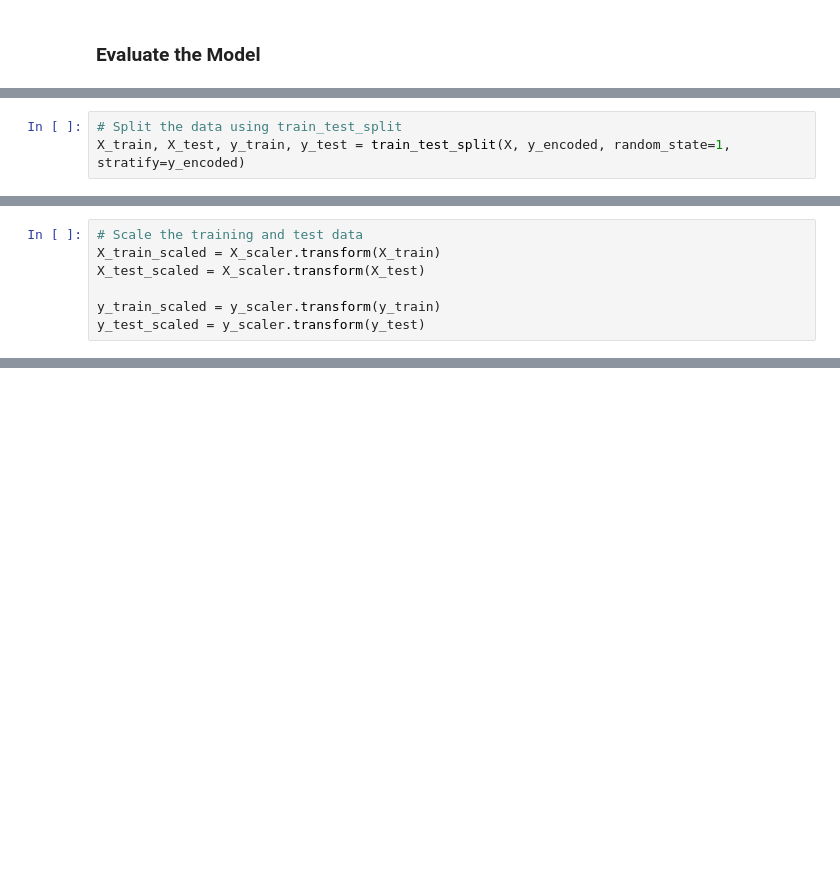
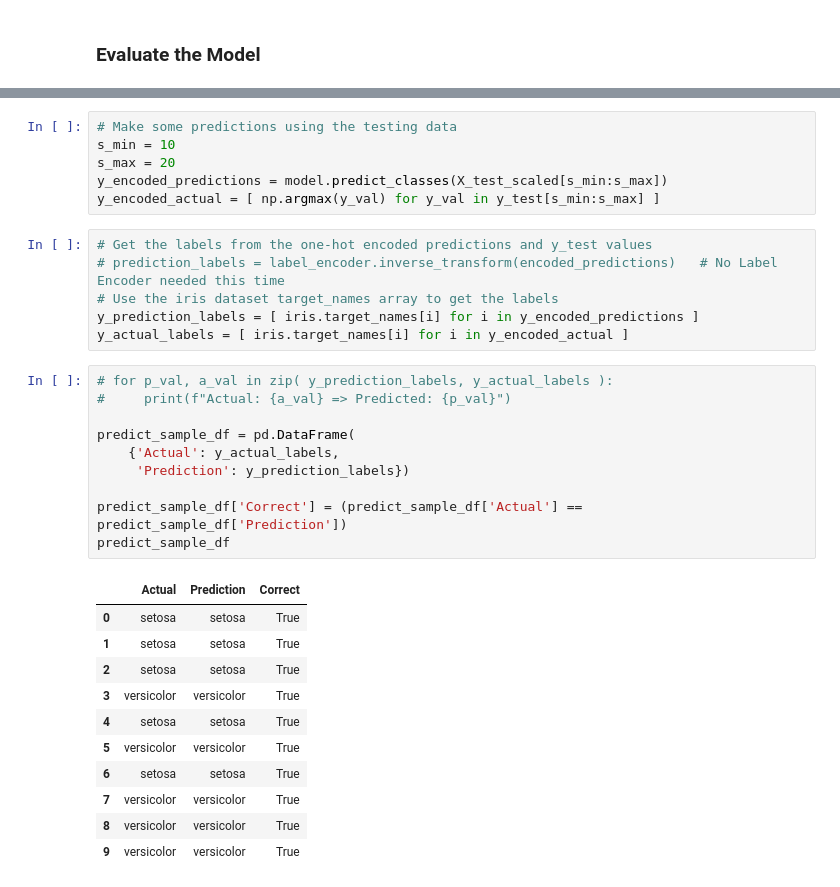
Before and after one commit to daddyjab/ML_Notes, a Jupyter notebook: 8-Neural Networks.ipynb, the cells around one changed output, grey strips where cells are left out. Cells and saved outputs as stored; diff of their text form; blank space fills up the shorter version.

```diff
--- a/8-Neural Networks.ipynb
+++ b/8-Neural Networks.ipynb
@@ -357,3 +266,0 @@ y_encoded = label_encoder.fit_transform(y)
-# %%
-# Split the data using train_test_split
-X_train, X_test, y_train, y_test = train_test_split(X, y_encoded, random_state=1, stratify=y_encoded)
@@ -369,7 +266,0 @@ y_scaler = StandardScaler().fit(y_train)
-# %%
-# Scale the training and test data
-X_train_scaled = X_scaler.transform(X_train)
-X_test_scaled = X_scaler.transform(X_test)
-
-y_train_scaled = y_scaler.transform(y_train)
-y_test_scaled = y_scaler.transform(y_test)
@@ -743,0 +267,34 @@ fig_table_1.savefig('docs/Table-Neural_Networks.png', bbox_inches='tight')
+# %%
+# Make some predictions using the testing data
+s_min = 10
+s_max = 20
+y_encoded_predictions = model.predict_classes(X_test_scaled[s_min:s_max])
+y_encoded_actual = [ np.argmax(y_val) for y_val in y_test[s_min:s_max] ]
+# %%
+# Get the labels from the one-hot encoded predictions and y_test values
+# prediction_labels = label_encoder.inverse_transform(encoded_predictions)   # No Label Encoder needed this time
+# Use the iris dataset target_names array to get the labels
+y_prediction_labels = [ iris.target_names[i] for i in y_encoded_predictions ]
+y_actual_labels = [ iris.target_names[i] for i in y_encoded_actual ]
+# %%
+# for p_val, a_val in zip( y_prediction_labels, y_actual_labels ):
+#     print(f"Actual: {a_val} => Predicted: {p_val}")
+
+predict_sample_df = pd.DataFrame(
+    {'Actual': y_actual_labels,
+     'Prediction': y_prediction_labels})
+
+predict_sample_df['Correct'] = (predict_sample_df['Actual'] == predict_sample_df['Prediction'])
+predict_sample_df
+# %% [output]
+|  | Actual | Prediction | Correct |
+| 0 | setosa | setosa | True |
+| 1 | setosa | setosa | True |
+| 2 | setosa | setosa | True |
+| 3 | versicolor | versicolor | True |
+| 4 | setosa | setosa | True |
+| 5 | versicolor | versicolor | True |
+| 6 | setosa | setosa | True |
+| 7 | versicolor | versicolor | True |
+| 8 | versicolor | versicolor | True |
+| 9 | versicolor | versicolor | True |
```
Also changed, not shown: parts of 41 cells of this notebook.
